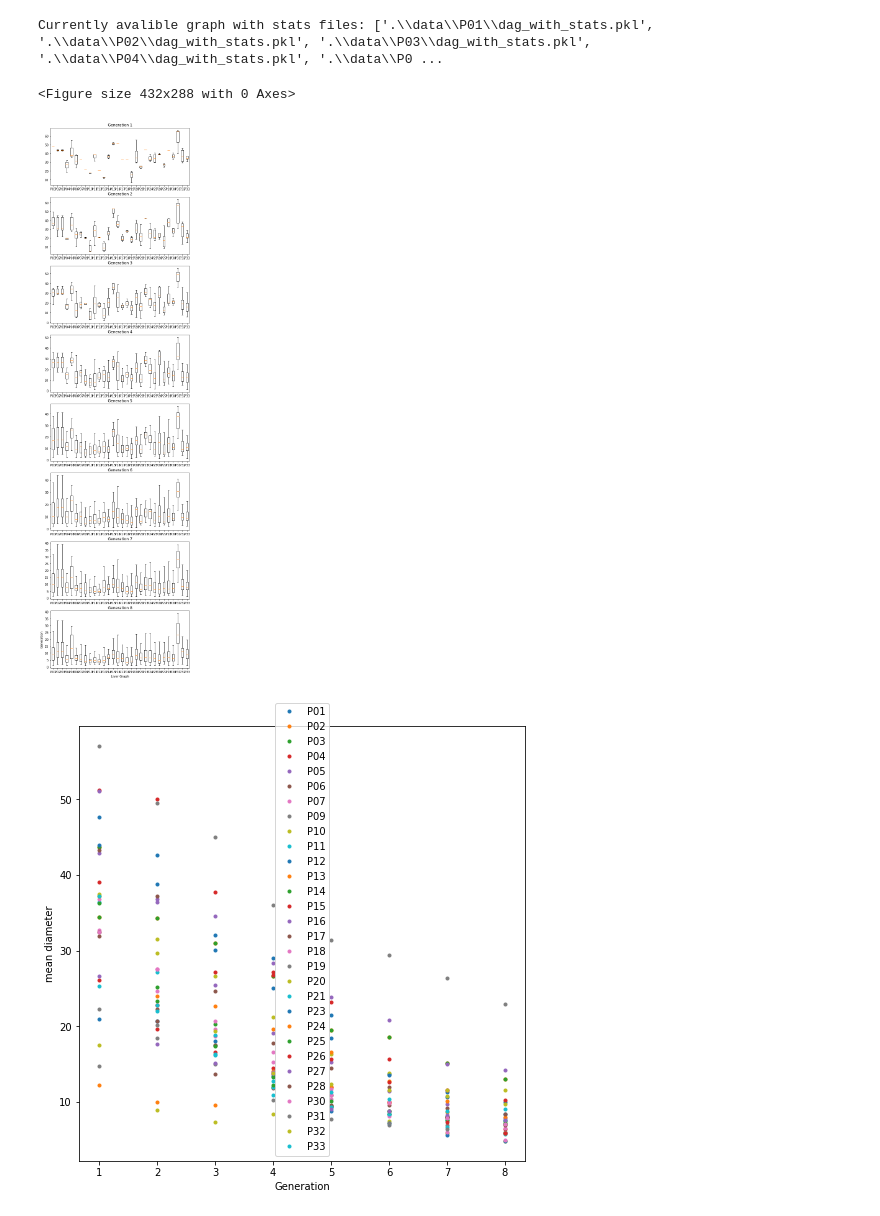
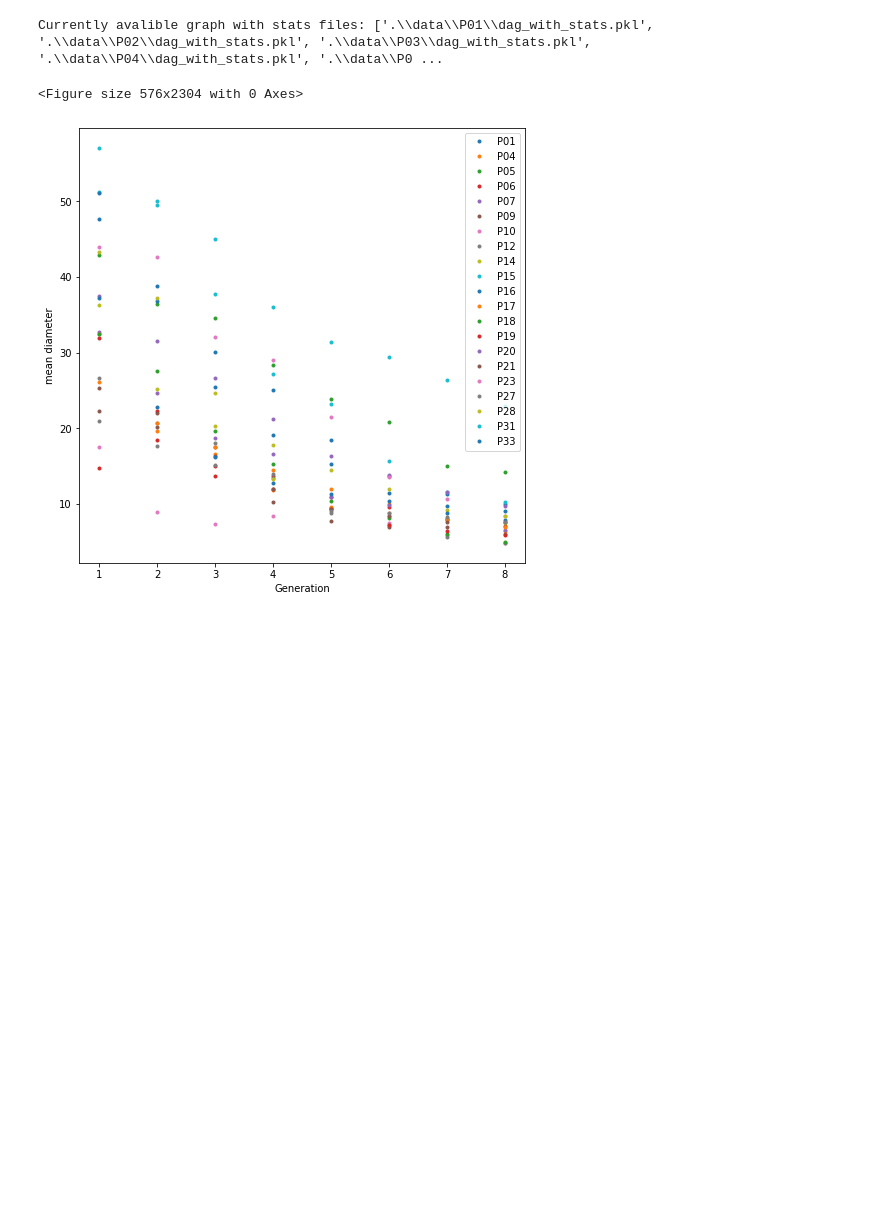
Before and after one commit to what-ewer/ocena-morfometrii, a Jupyter notebook: main.ipynb, the cells around one changed output. Cells and saved outputs as stored; diff of their text form; code cells hidden in the pictures; blank space fills up the shorter version.

Commit message:
Create correlation comparison for graph statistics

```diff
--- a/main.ipynb
+++ b/main.ipynb
@@ -15,25 +34,22 @@ print(f"Currently avalible graph with stats files: {graph_files}")
 # %% [output]
 Currently avalible graph with stats files: ['.\\data\\P01\\dag_with_stats.pkl', '.\\data\\P02\\dag_with_stats.pkl', '.\\data\\P03\\dag_with_stats.pkl', '.\\data\\P04\\dag_with_stats.pkl', '.\\data\\P0 ...
 # %%
-dag_names = []
 dags = []
 
 for g in graph_files:
     dag_id = g.split('data\\')[1].split('\\')[0]
     dag = load_dag(g)
 
-    dags.append(dag)
-    dag_names.append(dag_id)
+    dags.append((dag,dag_id))
-# %%
-from src.graph_stats import GraphStats
-gs = GraphStats(dags[0], "P01")
-gs.mean_length()
-# %% [output]
-<Figure size 432x288 with 0 Axes>
-# %%
-dag_gen_comparison = DAG_GenerationalComparison(dags, dag_names, 8)
-# dag_gen_comparison.compare_lengths(False)
-dag_gen_comparison.compare_diameters(False)
-# %% [output]
-[figure, removed]
-[figure, removed]
+# %%
+exclude = ["P02", "P03", "P11", "P13", "P24", "P25", "P26", "P30", "P32"]
+dags = [x for x in dags if x[1] not in exclude]
+# %%
+dag_names = [d[1] for d in dags]
+dag_graphs = [d[0] for d in dags]
+
+dag_gen_comparison = DAG_GenerationalComparison(dag_graphs, dag_names, 8)
+dag_gen_comparison.compare_diameters(False)
+# %% [output]
+<Figure size 576x2304 with 0 Axes>
+[figure, added]
```
Also changed, not shown: parts of 2 cells of this notebook, 1 other file.
